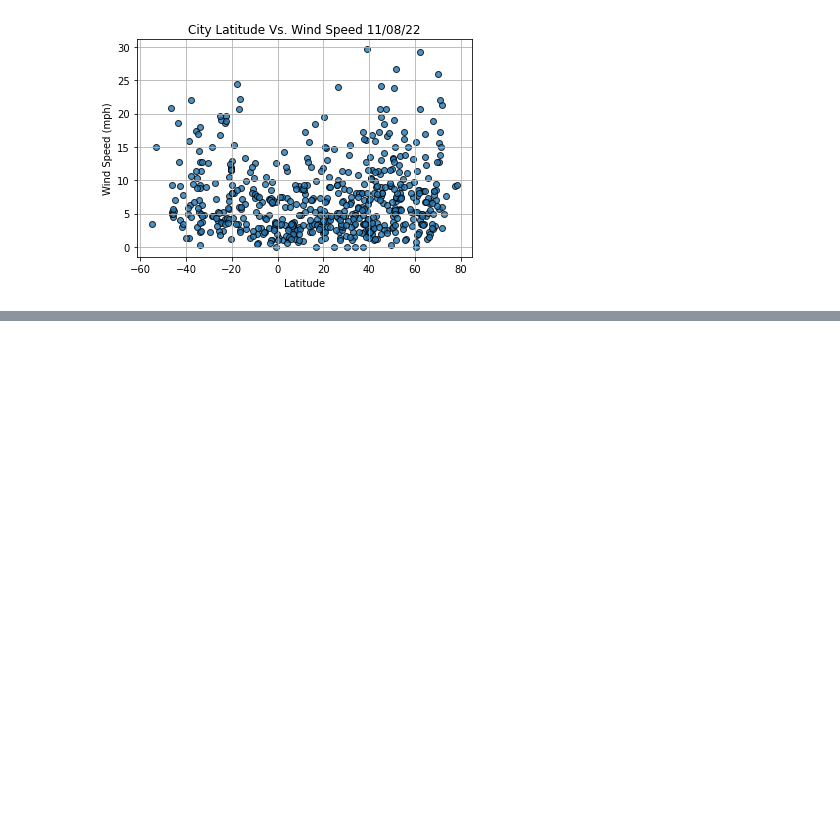
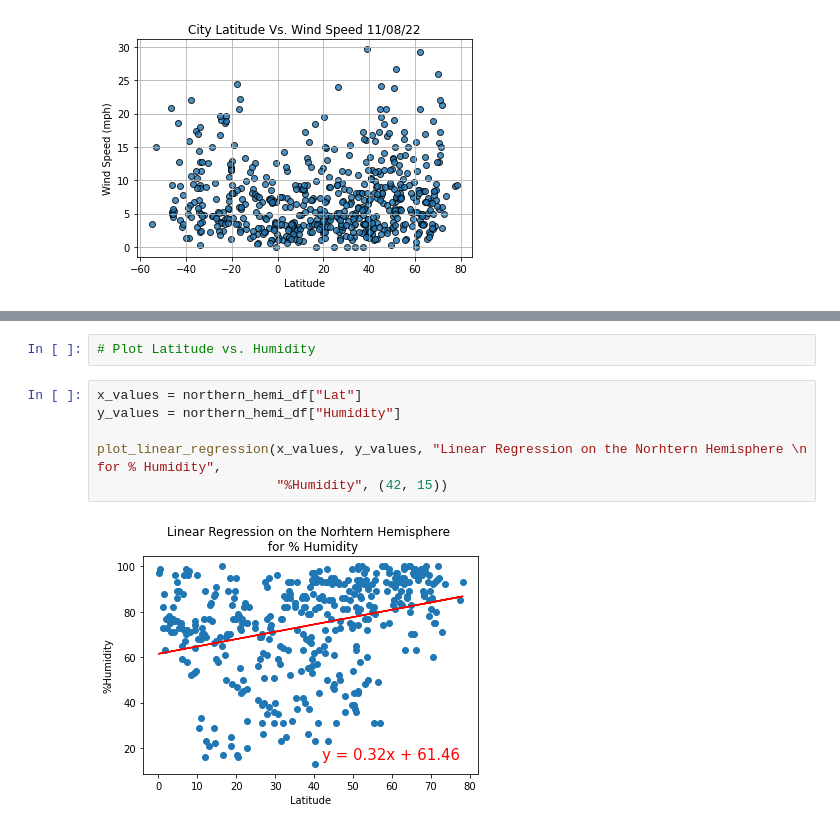
Before and after one commit to russgo1/World_Weather_Analysis, a Jupyter notebook: Lessons/WeatherPy_2.ipynb, the cells around one changed output, grey strips where cells are left out. Cells and saved outputs as stored; diff of their text form; blank space fills up the shorter version.

```diff
--- a/Lessons/WeatherPy_2.ipynb
+++ b/Lessons/WeatherPy_2.ipynb
@@ -108,0 +203,10 @@ plt.show()
+# %%
+# Plot Latitude vs. Humidity
+# %%
+x_values = northern_hemi_df["Lat"]
+y_values = northern_hemi_df["Humidity"]
+
+plot_linear_regression(x_values, y_values, "Linear Regression on the Norhtern Hemisphere \n for % Humidity",
+                       "%Humidity", (42, 15))
+# %% [output]
+[figure, added]
```
Also changed, not shown: parts of 19 cells of this notebook, 2 other files.
